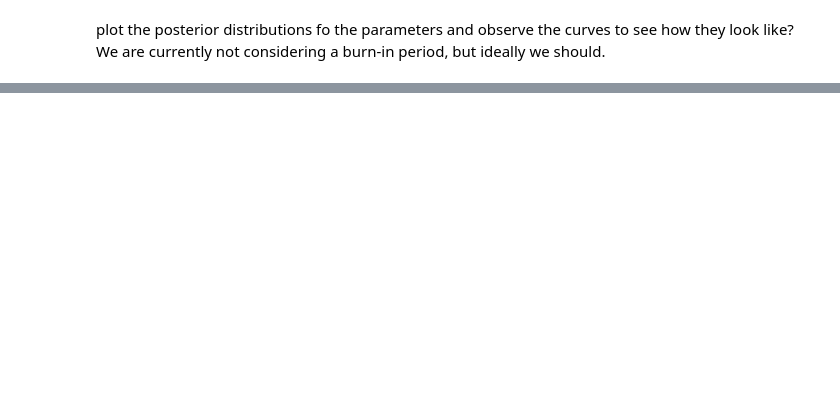
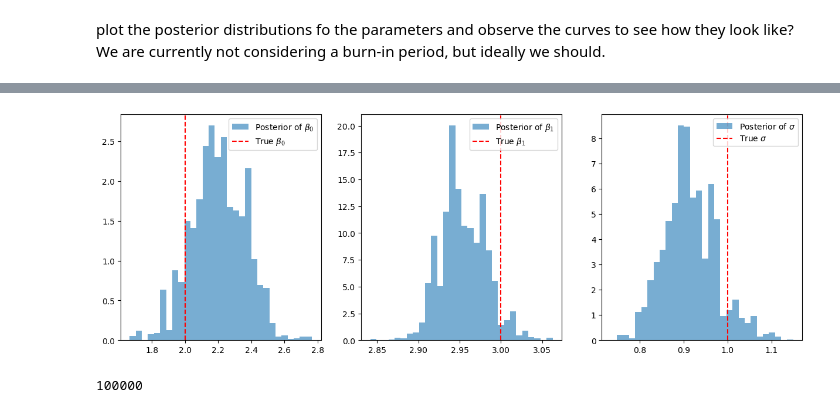
Before and after one commit to Gayara-Fernando/Bayes_computations, a Jupyter notebook: Bayesian_linear_regression.ipynb, the cells around one changed output, grey strips where cells are left out. Drawn from its saved outputs; the diff is of its cells as text; code cells hidden in the pictures; blank space fills up the shorter version.

Commit message:
Add the code from ChatGPT for MH with bayesian linear regression

```diff
--- a/Bayesian_linear_regression.ipynb
+++ b/Bayesian_linear_regression.ipynb
@@ -238,0 +267,13 @@ plt.show()
+# %%
+# Define the likelihood function (log-likelihood for numerical stability)
+def log_likelihood(y, x, beta_0, beta_1, sigma):
+    n = len(y)
+    residuals = y - (beta_0 + beta_1 * x)
+    return -0.5 * n * np.log(2 * np.pi * sigma**2) - 0.5 * np.sum(residuals**2) / sigma**2
+# %%
+# Define the prior distributions (log-prior for numerical stability)
+def log_prior(beta_0, beta_1, sigma, beta_0_prior_mean, beta_1_prior_mean, tau_0, tau_1, alpha, beta):
+    log_prior_beta_0 = -0.5 * (beta_0 - beta_0_prior_mean)**2 / tau_0**2
+    log_prior_beta_1 = -0.5 * (beta_1 - beta_1_prior_mean)**2 / tau_1**2
+    log_prior_sigma = (alpha - 1) * np.log(sigma**2) - (sigma**2 / beta) - alpha * np.log(beta)
+    return log_prior_beta_0 + log_prior_beta_1 + log_prior_sigma
@@ -238,0 +316,38 @@ plt.show()
+# %%
+# Run the Metropolis-Hastings sampler
+n_iters = 100000
+chain = metropolis_hastings_linear_regression(y, x, n_iters=n_iters)
+
+# Extract the samples for each parameter
+beta_0_samples = chain[:, 0]
+beta_1_samples = chain[:, 1]
+sigma_samples = chain[:, 2]
+
+# Burn-in and thinning
+burn_in = 1000
+beta_0_samples = beta_0_samples[burn_in:]
+beta_1_samples = beta_1_samples[burn_in:]
+sigma_samples = sigma_samples[burn_in:]
+
+# Plotting the posterior distributions
+fig, axes = plt.subplots(1, 3, figsize=(15, 5))
+
+axes[0].hist(beta_0_samples, bins=30, density=True, alpha=0.6, label="Posterior of $\\beta_0$")
+axes[0].axvline(true_beta_0, color='red', linestyle='--', label='True $\\beta_0$')
+axes[0].legend()
+
+axes[1].hist(beta_1_samples, bins=30, density=True, alpha=0.6, label="Posterior of $\\beta_1$")
+axes[1].axvline(true_beta_1, color='red', linestyle='--', label='True $\\beta_1$')
+axes[1].legend()
+
+axes[2].hist(sigma_samples, bins=30, density=True, alpha=0.6, label="Posterior of $\\sigma$")
+axes[2].axvline(true_sigma, color='red', linestyle='--', label='True $\\sigma$')
+axes[2].legend()
+
+plt.show()
+# %% [output]
+[figure, added]
+# %%
+len(chain)
+# %% [output]
+100000
```
Also changed, not shown: parts of 11 cells of this notebook.
